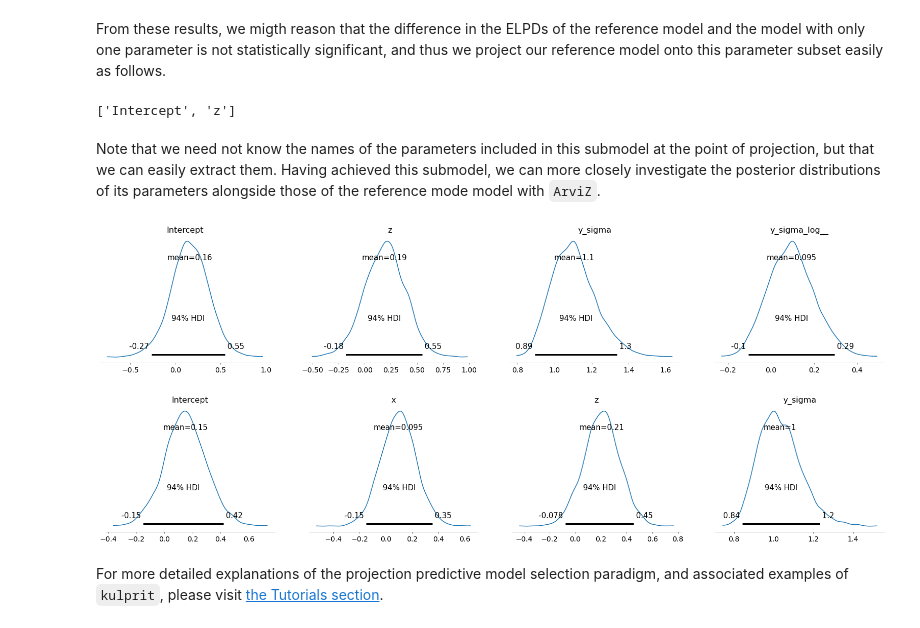
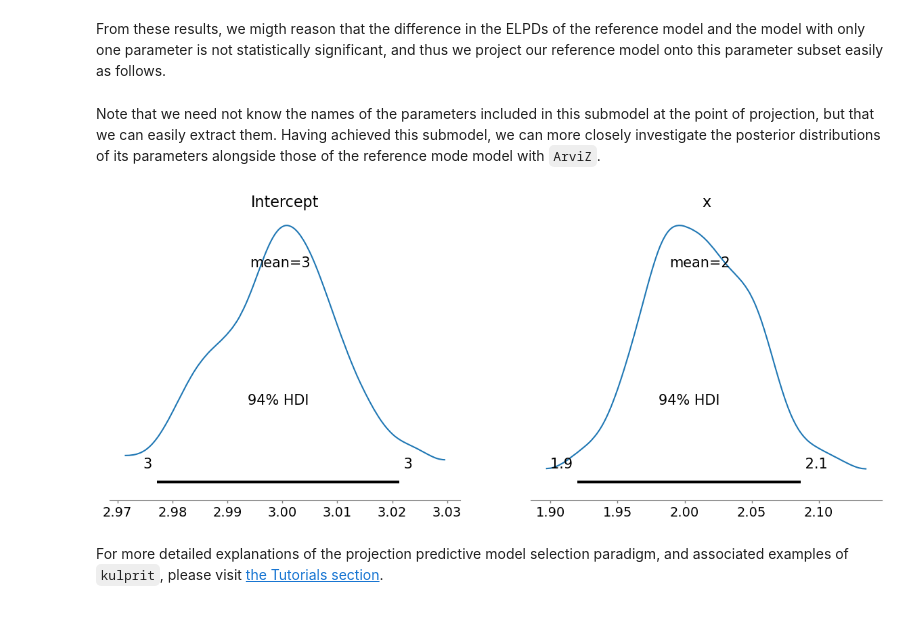
Before and after one commit to bambinos/kulprit, a Jupyter notebook: docs/notebooks/quick-start.ipynb, the cells around one changed output. Saved outputs shown, nothing was run; the diff lists cells and outputs as text; code cells hidden in the pictures.

```diff
--- a/docs/notebooks/quick-start.ipynb
+++ b/docs/notebooks/quick-start.ipynb
@@ -24,8 +24,11 @@ import matplotlib.pyplot as plt
 
 To illustrate the use of `kulprit`, we begin with a linear regression. In this instance, we load some pre-generated data from `bambi`, and plot it.
 # %%
-# define model data
-data = data = bmb.load_data("my_data")
+# define the data
+x = np.random.normal(0, 0.25, 121)
+y = np.random.normal(0, 1, 121)
+z = np.random.normal(2 * x + 3, 0.1)
+data = pd.DataFrame({"x": x, "y": y, "z": z})
 # %%
 # plot the data
 fig = plt.figure(figsize=(18, 6))
@@ -61,10 +64,9 @@ z \sim \mathcal{N} (\beta_0 + \beta_1 x + \beta_2 y, \sigma)
 $$
 with $\sigma>0$ and $\beta_i \in \mathbb{R}$, in which we treat $z$ as our variate, and $x$ and $y$ as the covariates. This is cleanly communicated to `bambi` in the following formula, and we fit the model with Markov Chain Monte Carlo (MCMC) methods. We will use the default `bambi` priors over $\beta_i$ and $\sigma$, on which more information can be found in [the `bambi` docs](https://bambinos.github.io/bambi/main/index.html).
 # %%
-# define and fit model with MCMC
-model = bmb.Model("y ~ x + z", data, family="gaussian")
-num_draws, num_chains = 2_000, 2
-idata = model.fit(draws=num_draws, chains=num_chains)
+# fit the reference model
+model = bmb.Model("z ~ x + y", data, family="gaussian")
+idata = model.fit()
 # %% [output]
 Auto-assigning NUTS sampler...
 Initializing NUTS using jitter+adapt_diag...
@@ -111,21 +114,14 @@ cmp
 # %% [markdown]
 From these results, we migth reason that the difference in the ELPDs of the reference model and the model with only one parameter is not statistically significant, and thus we project our reference model onto this parameter subset easily as follows.
 # %%
+# project the reference model onto a chosen submodel size
 submodel = ref_model.project(1)
-submodel.structure.term_names
-# %% [output]
-['Intercept', 'z']
 # %% [markdown]
 Note that we need not know the names of the parameters included in this submodel at the point of projection, but that we can easily extract them. Having achieved this submodel, we can more closely investigate the posterior distributions of its parameters alongside those of the reference mode model with `ArviZ`.
 # %%
 # visualise projected parameters
-az.plot_posterior(submodel.idata);
+ax = az.plot_posterior(submodel.idata, var_names=submodel.model.term_names);
 # %% [output]
-[figure, old version]
+[figure, new version]
-# %%
-# compared to reference model
-az.plot_posterior(idata, var_names=["Intercept", "x", "z", "y_sigma"]);
-# %% [output]
-[figure, removed]
 # %% [markdown]
 For more detailed explanations of the projection predictive model selection paradigm, and associated examples of `kulprit`, please visit [the Tutorials section](tutorials/intro.md).
```
Also changed, not shown: parts of 6 cells of this notebook, 1 other file.
